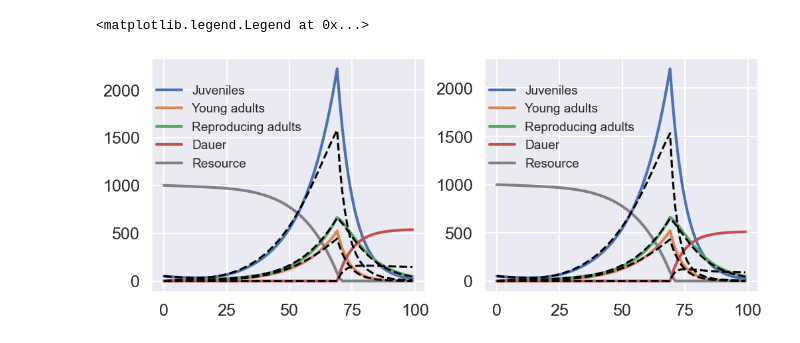
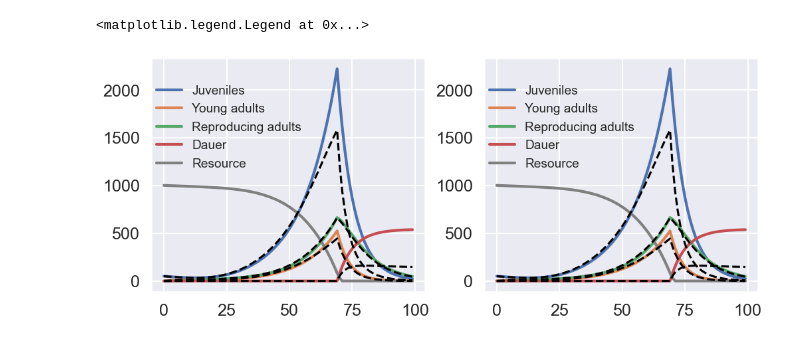
Before and after one commit to Kalirad/MetaPopProjection, a Jupyter notebook: compare_predation_methods.ipynb, the cells around one changed output. Drawn from its saved outputs; the diff is of its cells as text; code cells hidden in the pictures.

```diff
--- a/compare_predation_methods.ipynb
+++ b/compare_predation_methods.ipynb
@@ -298,32 +327,32 @@ axes[0].plot(r_list, lw=3, color='gray', label='Resource')
 
 axes[0].plot([m[1][0] for m in n_list], color='black', ls='--')
 axes[0].plot([m[3][0] for m in n_list], color='black', ls='--')
 axes[0].plot([np.sum(m[4:9]) for m in n_list],color='black', ls='--')
 axes[0].plot([m[2][0] for m in n_list],color='black', ls='--')
 axes[0].legend(loc=(0,0.5), frameon=False, fontsize='x-small')
 
 n0 = np.array([[0], [50], [0], [0], [0], [0], [0], [0], [0], [0], [0], [50], [0], [0], [0], [0], [0], [0], [0], [0]])
-pop = Population(n0, consumption=0.01, α=1.3e-4, mat_pred=True)
+pop = Population(n0, consumption=0.01, α=1e-4, mat_pred=True)
 pop.diet = 'OP50'
 n_list = []
 r_list = []
 for i in range(100):
     n_list.append(pop.pop)
     r_list.append(pop.resource)
     pop.take_a_step()
 
 axes[1].plot([m[11][0] for m in n_list], lw=3, label='Juveniles')
 axes[1].plot([m[13][0] for m in n_list], lw=3, label='Young adults')
 axes[1].plot([np.sum(m[14:19]) for m in n_list], lw=3, label='Reproducing adults')
 axes[1].plot([m[12][0] for m in n_list], lw=3, label='Dauer')
 axes[1].plot(r_list, lw=3, color='gray', label='Resource')
 
 
 axes[1].plot([m[1][0] for m in n_list], color='black', ls='--')
 axes[1].plot([m[3][0] for m in n_list], color='black', ls='--')
 axes[1].plot([np.sum(m[4:9]) for m in n_list],color='black', ls='--')
 axes[1].plot([m[2][0] for m in n_list],color='black', ls='--')
 axes[1].legend(loc=(0,0.5), frameon=False, fontsize='x-small')
 # %% [output]
 <matplotlib.legend.Legend at 0x...>
-[figure, old version]
+[figure, new version]
```
Also changed, not shown: parts of 1 cell of this notebook, 11 other files.
